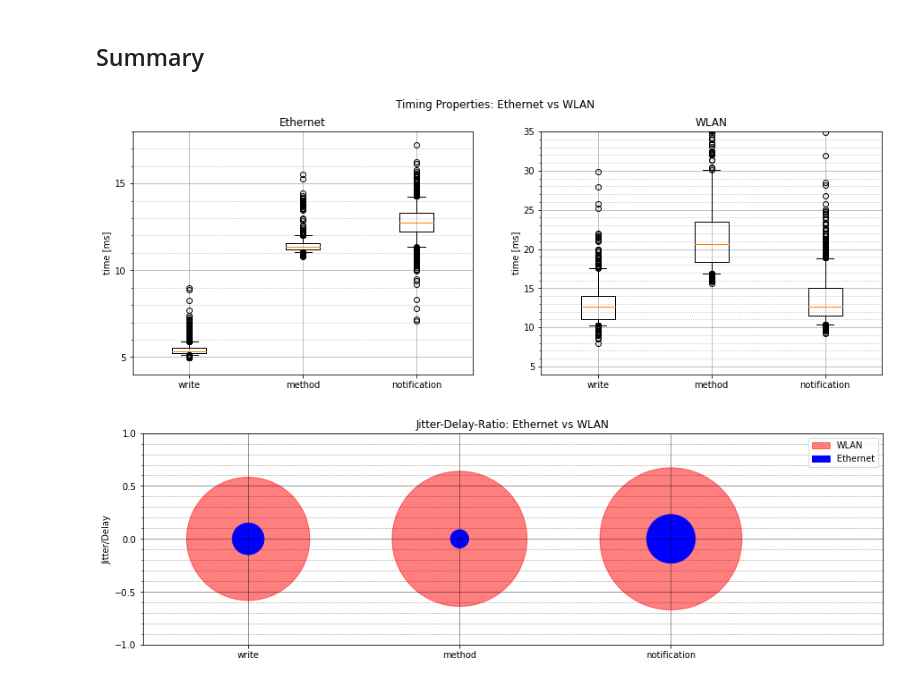
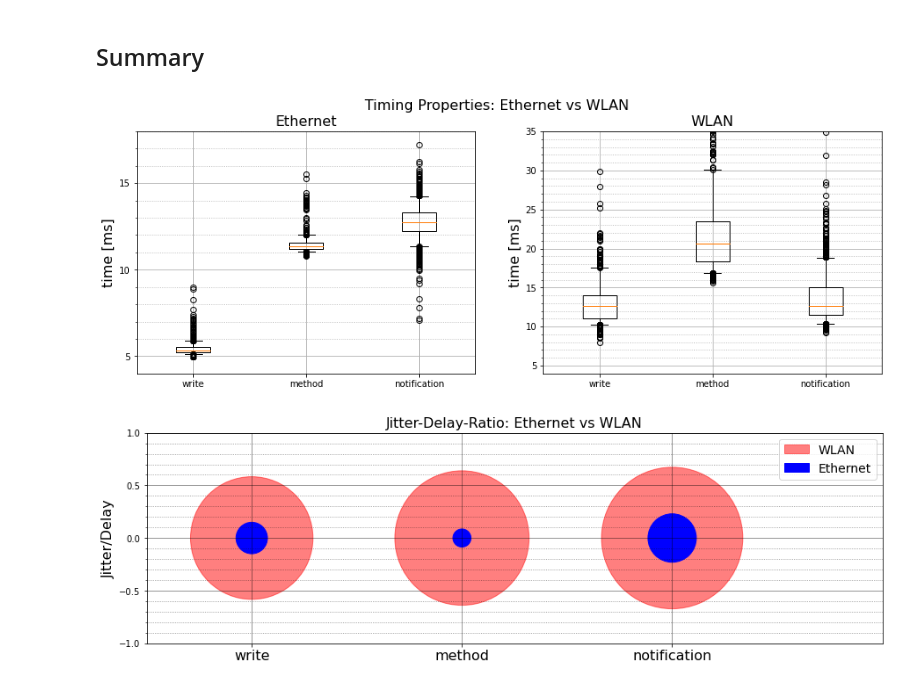
Before and after one commit to NelsonIg/OPC-UA, a Jupyter notebook: src/python/timing/analyse_measurements.ipynb, the cells around one changed output. Saved outputs shown, nothing was run; the diff lists cells and outputs as text; code cells hidden in the pictures.

```diff
--- a/src/python/timing/analyse_measurements.ipynb
+++ b/src/python/timing/analyse_measurements.ipynb
@@ -301,11 +300,11 @@ box_labels = ['ethernet write', 'wlan write', 'ethernet method', 'wlan method',
               'ethernet notification messages', 'wlan notifications messages']
 
 fig, ax = plt.subplots(1,2, figsize=(15, 5))
-fig.suptitle('Timing Properties: Ethernet vs WLAN')
+fig.suptitle('Timing Properties: Ethernet vs WLAN', fontsize=16)
 
 ax[0].boxplot(ether_list, labels=ether_labels, whis=(5, 95))
 ax[0].axis(ymin=4, ymax=18)
-ax[0].set_title('Ethernet')
+ax[0].set_title('Ethernet', fontsize=16)
 
 ax[0].yaxis.set_major_locator(MultipleLocator(5))
 # ax[0].xaxis.set_major_locator(MultipleLocator(2))
@@ -314,11 +313,11 @@ ax[0].yaxis.set_major_locator(MultipleLocator(5))
 ax[0].yaxis.set_minor_locator(AutoMinorLocator(5))
 ax[0].grid(which='major')
 ax[0].grid(which='minor', linestyle=':')
-ax[0].set_ylabel('time [ms]')
+ax[0].set_ylabel('time [ms]', fontsize=16)
 
 ax[1].boxplot(wlan_list, labels=wlan_labels, whis=(5, 95))
 ax[1].axis(ymin=4, ymax=35)
-ax[1].set_title('WLAN')
+ax[1].set_title('WLAN', fontsize=16)
 
 ax[1].yaxis.set_major_locator(MultipleLocator(5))
 # ax[1].xaxis.set_major_locator(MultipleLocator(2))
@@ -327,42 +326,42 @@ ax[1].yaxis.set_major_locator(MultipleLocator(5))
 ax[1].yaxis.set_minor_locator(AutoMinorLocator(5))
 ax[1].grid(which='major')
 ax[1].grid(which='minor', linestyle=':')
-ax[1].set_ylabel('time [ms]')
+ax[1].set_ylabel('time [ms]', fontsize=16)
 plt.show()
 
 # Jitter/Delay Ratio
 ether_jitter = [np.quantile(vec, 0.95)-np.quantile(vec, 0.05) for vec in ether_list] # jitter = 95% - 5%
 ether_ratio = [jitter/ether_list[idx].median() for idx, jitter in enumerate(ether_jitter)] # ratio = jitter/median
 
 wlan_jitter = [np.quantile(vec, 0.95)-np.quantile(vec, 0.05) for vec in wlan_list]
 wlan_ratio = [jitter/wlan_list[idx].median() for idx, jitter in enumerate(wlan_jitter)] # ratio = jitter/median
 
 # draw ratio as radius of circle
 fig, ax = plt.subplots(figsize=(15, 5))
 colors = ['r', 'b']
 labels = ['WLAN', 'Ethernet']
 circles = []
 alphas = [0.5, 1]
 for icase, test_case in enumerate([wlan_ratio, ether_ratio]):
     for idx, ratio in enumerate(test_case):
         if idx==0: # set label for first circle
             circle = plt.Circle((idx*2, 0), ratio, color=colors[icase], alpha=alphas[icase])
             circles.append(circle) # store circle for legend
         else:
             circle = plt.Circle((idx*2, 0), ratio, color=colors[icase], alpha=alphas[icase])
         ax.set_aspect(1) # same scaling form data to plot units for x and y
         ax.add_artist(circle)
 
-ax.legend(circles, labels)
+ax.legend(circles, labels, fontsize=14)
 ax.axis(xmin=-1, xmax=6, ymin=-1, ymax=1)
-plt.xticks([0, 2, 4], ether_labels)
-ax.set_title('Jitter-Delay-Ratio: Ethernet vs WLAN')
+plt.xticks([0, 2, 4], ether_labels, fontsize=16)
+ax.set_title('Jitter-Delay-Ratio: Ethernet vs WLAN', fontsize=16)
 ax.yaxis.set_major_locator(MultipleLocator(0.5))
 ax.yaxis.set_minor_locator(AutoMinorLocator(5))
 ax.grid(which='major', color='k', alpha=0.5)
 ax.grid(which='minor', linestyle=':', color='k', alpha=0.5)
-ax.set_ylabel('Jitter/Delay')
+ax.set_ylabel('Jitter/Delay', fontsize=16)
 plt.show()
 # %% [output]
-[figure, old version]
+[figure, new version]
-[figure, old version]
+[figure, new version]
```
Also changed, not shown: parts of 8 cells of this notebook.
